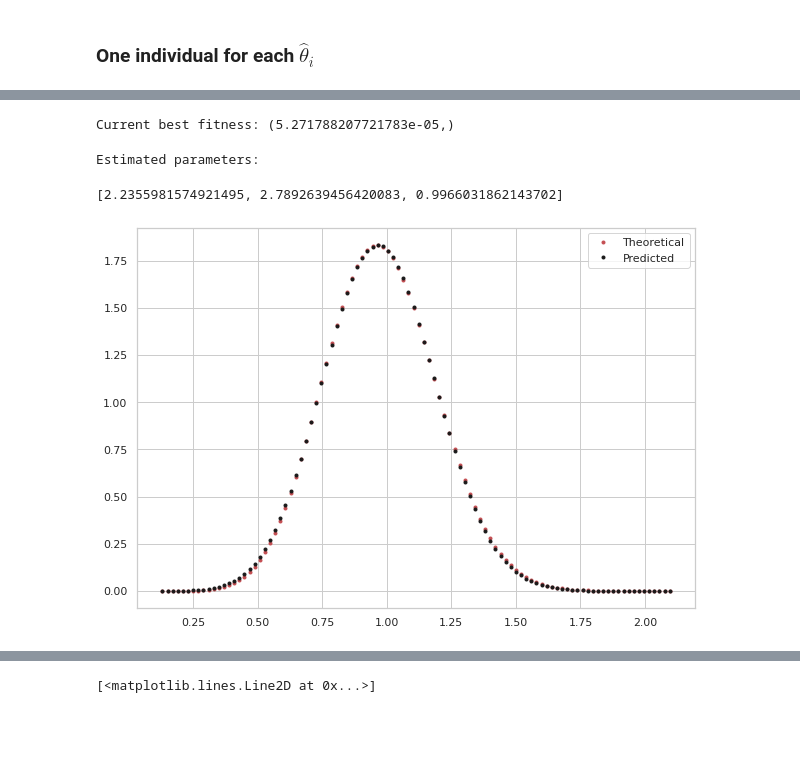
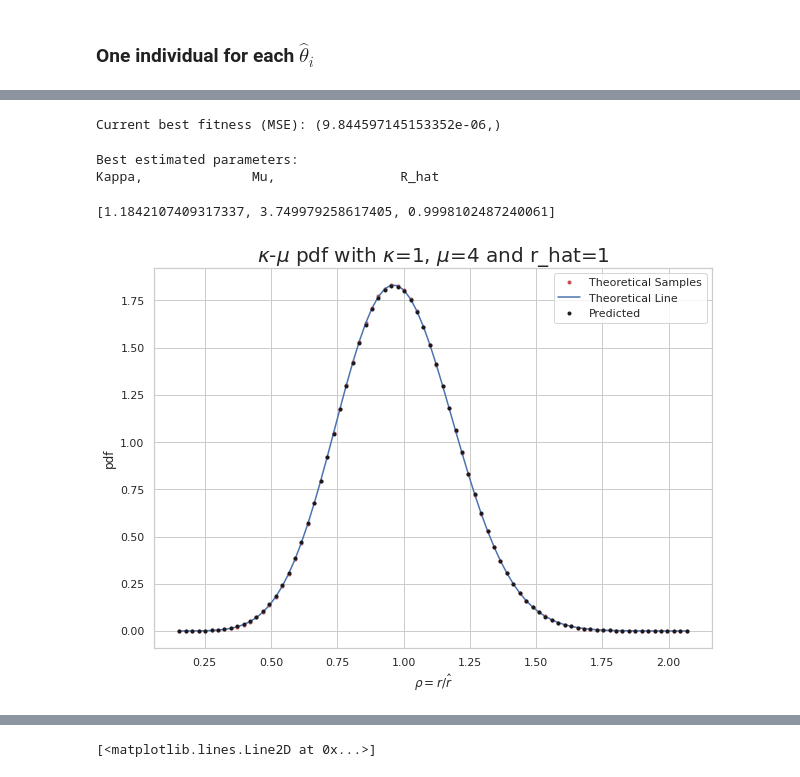
Before and after one commit to SamuelBFG/ga-fading, a Jupyter notebook: DEAP_KappaMu_Fitting.ipynb, the cells around one changed output, grey strips where cells are left out. Cells and saved outputs as stored; diff of their text form; code cells hidden in the pictures; blank space fills up the shorter version.

```diff
--- a/DEAP_KappaMu_Fitting.ipynb
+++ b/DEAP_KappaMu_Fitting.ipynb
@@ -103,16 +117,14 @@ import seaborn as sns
 sns.set(style='whitegrid')
 sns.set_context('notebook')
 
-def evaluation(theta):
-  X = np.array([1,2,3,4,5,20,26,7])
-  Y = np.array([5,7,9,11,13,43,55,17])
+def computePDF(r, kappa, mu, r_hat):
+  '''
+  Function to calculate kappa-mu pdf.
+  Equation extracted from:
+  https://www.fee.unicamp.br/sites/default/files/docentes/michel/the_kappa-mu_distribution_and_the_eta-mu_distribution.pdf
+  Eq. (1) with rho = R = r / r_hat
+  '''
 
-  n = len(X)
-  y_pred = theta[0]*X + theta[1]
-  cost = 1/n * sum(val**2 for val in (Y-y_pred))
-  return (cost,)
-
-def computePDF(r, kappa, mu, r_hat):
   A = (2*mu * ((1 + kappa)**((mu+1)/2))) \
           /((kappa**((mu - 1)/2)) * np.exp(mu * kappa))
   R = r / r_hat
@@ -122,8 +134,10 @@ def computePDF(r, kappa, mu, r_hat):
   return PDF
 
 def fitnessFunction(theta):
-  # X = np.array([1,2,3,4,5,20,26,7])
-  # Y = np.array([5,7,9,11,13,43,55,17])
+  '''
+  MSE of samples and theoretical through computePDF
+  '''
+
   X = ku.X
   Y = ku.Y
   n = len(X)
@@ -142,7 +156,7 @@ def fitnessFunction(theta):
 kappa = 1
 mu = 4
 r_hat = 1
-numSamples = 100
+numSamples = 80
 numSim = 10**6
 theta = [kappa, mu, r_hat]
 # %%
@@ -221,25 +251,31 @@ gen     nevals  avg             std             min             max
 # %%
-print('Current best fitness:', fitnessFunction(tools.selBest(pop, k=1)[0]))
+print('Current best fitness (MSE):', fitnessFunction(tools.selBest(pop, k=1)[0]))
 # %% [output]
-Current best fitness: (5.271788207721783e-05,)
+Current best fitness (MSE): (9.844597145153352e-06,)
 # %%
-print('Estimated parameters: ')
+print('Best estimated parameters: ')
+print('Kappa,              Mu,                R_hat')
 hof[0]
 # %% [output]
-Estimated parameters:
+Best estimated parameters:
+Kappa,              Mu,                R_hat
-[2.2355981574921495, 2.7892639456420083, 0.9966031862143702]
+[1.1842107409317337, 3.749979258617405, 0.9998102487240061]
 # %%
 kappa = theta[0]
 mu = theta[1]
 r_hat = theta[2]
 X = ku.X
 Y = ku.Y
 y_pred = computePDF(X, kappa, mu, r_hat)
 
 plt.figure(figsize=(10,7))
-plt.plot(X, y_pred,'.r', label='Theoretical')
+plt.plot(X, y_pred,'.r', label='Theoretical Samples')
+plt.plot(X, ku._pdf(X), label='Theoretical Line')
 plt.plot(X, computePDF(X,hof[0][0],hof[0][1],hof[0][2]),'.k', label='Predicted')
+plt.title(r'$\kappa$-$\mu$ pdf with $\kappa$={}, $\mu$={} and r_hat={}'.format(kappa,mu,r_hat), fontsize=20)
 plt.legend()
+plt.xlabel(r'$\rho=r/\hat{r}$')
+plt.ylabel('pdf')
 plt.show()
 # %% [output]
-[figure, old version]
+[figure, new version]
```
Also changed, not shown: parts of 51 cells of this notebook.
